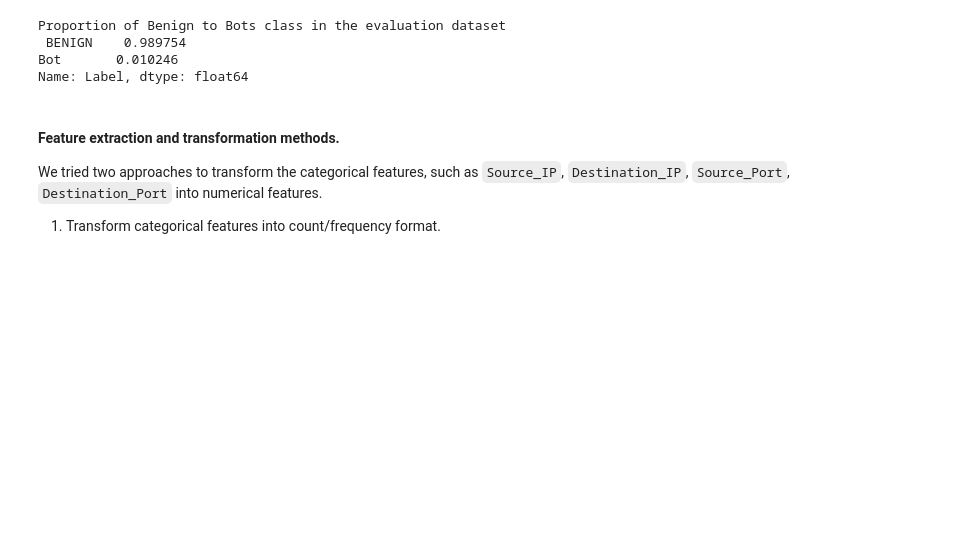
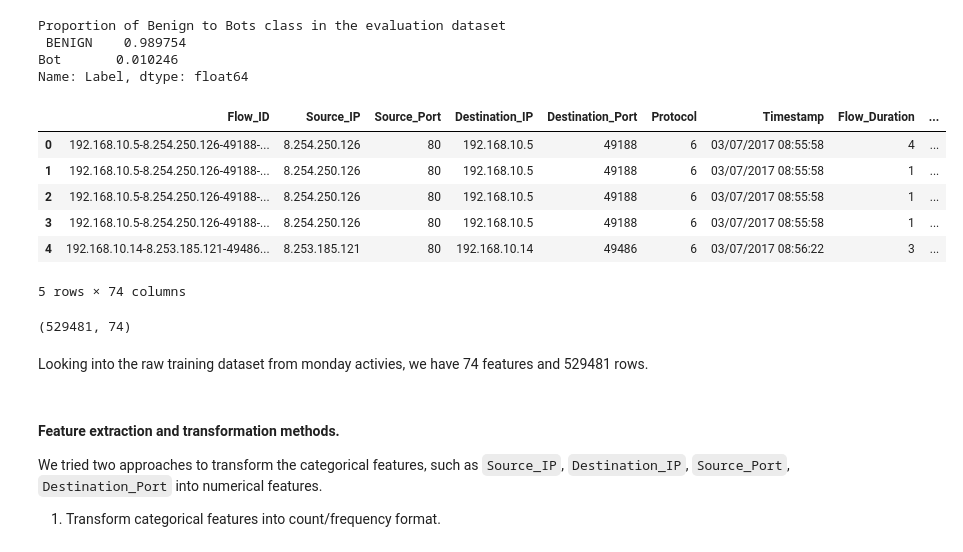
Before and after one commit to nv-morpheus/morpheus-experimental, a Jupyter notebook: ids-detection/training-tuning-inference/IDS_using_LODA.ipynb, the cells around one changed output. Saved outputs shown, nothing was run; the diff lists cells and outputs as text; code cells hidden in the pictures; blank space fills up the shorter version.

```diff
--- a/ids-detection/training-tuning-inference/IDS_using_LODA.ipynb
+++ b/ids-detection/training-tuning-inference/IDS_using_LODA.ipynb
@@ -62,6 +64,23 @@ Proportion of Benign to Bots class in the evaluation dataset
  BENIGN    0.989754
 Bot       0.010246
 Name: Label, dtype: float64
+# %%
+# Looking into the raw training dataset
+mon_df.head(5)
+# %% [output]
+|  | Flow_ID | Source_IP | Source_Port | Destination_IP | Destination_Port | Protocol | Timestamp | Flow_Duration | ... |
+| 0 | 192.168.10.5-8.254.250.126-49188-... | 8.254.250.126 | 80 | 192.168.10.5 | 49188 | 6 | 03/07/2017 08:55:58 | 4 | ... |
+| 1 | 192.168.10.5-8.254.250.126-49188-... | 8.254.250.126 | 80 | 192.168.10.5 | 49188 | 6 | 03/07/2017 08:55:58 | 1 | ... |
+| 2 | 192.168.10.5-8.254.250.126-49188-... | 8.254.250.126 | 80 | 192.168.10.5 | 49188 | 6 | 03/07/2017 08:55:58 | 1 | ... |
+| 3 | 192.168.10.5-8.254.250.126-49188-... | 8.254.250.126 | 80 | 192.168.10.5 | 49188 | 6 | 03/07/2017 08:55:58 | 1 | ... |
+| 4 | 192.168.10.14-8.253.185.121-49486... | 8.253.185.121 | 80 | 192.168.10.14 | 49486 | 6 | 03/07/2017 08:56:22 | 3 | ... |
+5 rows × 74 columns
+# %%
+mon_df.shape
+# %% [output]
+(529481, 74)
+# %% [markdown]
+Looking into the raw training dataset from monday activies, we have 74 features and 529481 rows.
 # %% [markdown]
 #### Feature extraction and transformation methods.
 We tried two approaches to transform the categorical features, such as `Source_IP`, `Destination_IP`, `Source_Port`, `Destination_Port` into numerical features.
```
Also changed, not shown: parts of 1 cell of this notebook, 1 other file.
